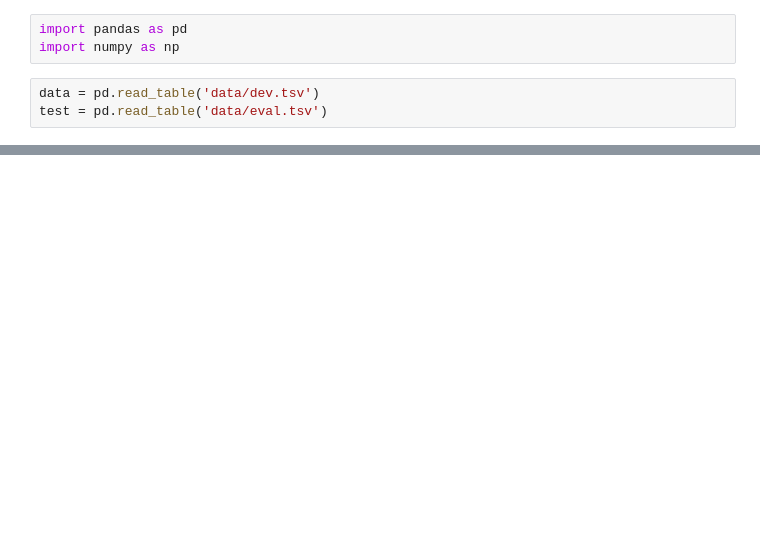
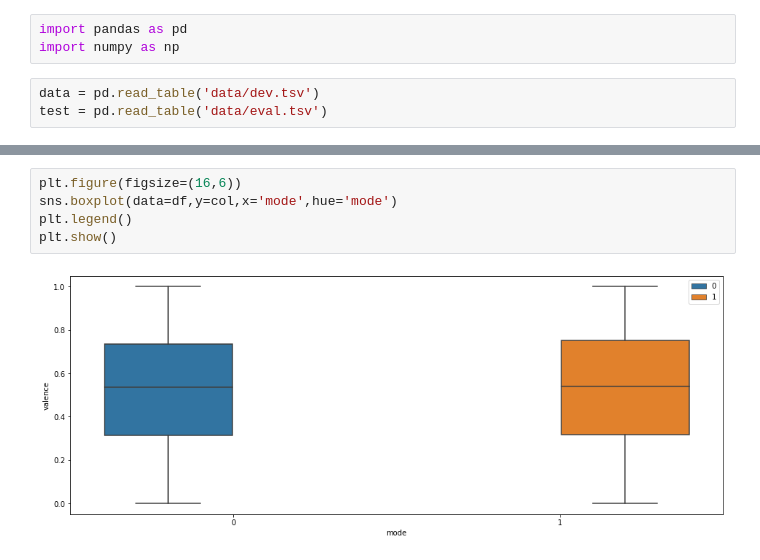
Before and after one commit to omiderfanmanesh/datascience-lab-winter-2021-project, a Jupyter notebook: EDA.ipynb, the cells around one changed output, grey strips where cells are left out. Saved outputs shown, nothing was run; the diff lists cells and outputs as text; blank space fills up the shorter version.

```diff
--- a/EDA.ipynb
+++ b/EDA.ipynb
@@ -36,0 +127,7 @@ df.describe().T
+# %%
+plt.figure(figsize=(16,6))
+sns.boxplot(data=df,y=col,x='mode',hue='mode')
+plt.legend()
+plt.show()
+# %% [output]
+[figure, added]
```
Also changed, not shown: parts of 35 cells of this notebook.
